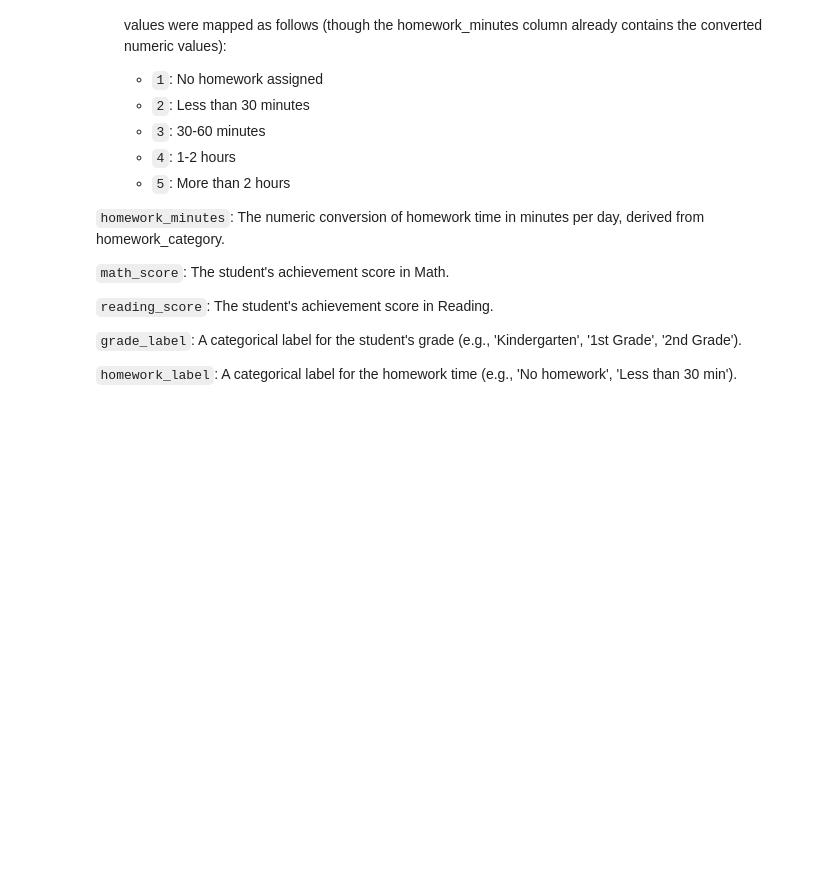
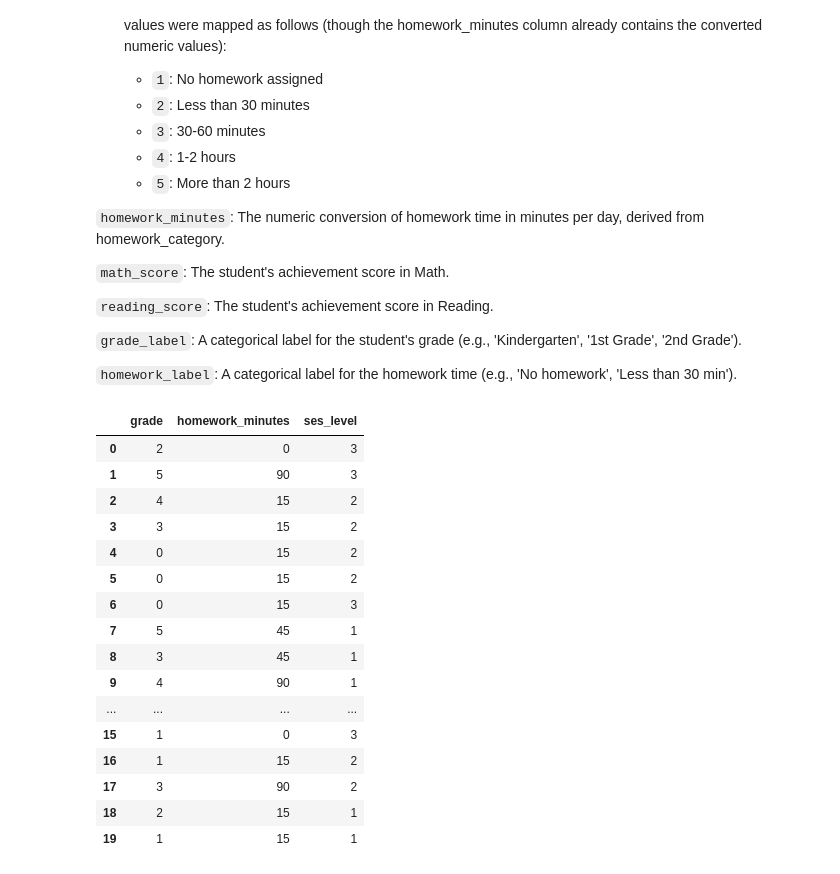
Before and after one commit to Amyy13/Amyy13, a Jupyter notebook: 10_Argonne_dataset_explorer.ipynb, the cells around one changed output. Cells and saved outputs as stored; diff of their text form; code cells hidden in the pictures; blank space fills up the shorter version.

```diff
--- a/10_Argonne_dataset_explorer.ipynb
+++ b/10_Argonne_dataset_explorer.ipynb
@@ -341,3 +357,29 @@ homework = pd.read_csv('https://raw.githubusercontent.com/jdomyancich/ai-for-sci
 `grade_label`: A categorical label for the student's grade (e.g., 'Kindergarten', '1st Grade', '2nd Grade').
 
 `homework_label`: A categorical label for the homework time (e.g., 'No homework', 'Less than 30 min').
+# %%
+homework['math_grade'] = np.where(homework['math_score'] > 89, "A", np.where(homework['math_score'] > 79, "B", np.where(homework['math_score'] > 69, 'C', np.where(homework['math_score'] > 59, "D", "F"))))
+y = homework['math_grade']
+
+features = ['grade', 'homework_minutes', 'ses_level']
+X = homework[features]
+
+X.head(20)
+# %% [output]
+|  | grade | homework_minutes | ses_level |
+| 0 | 2 | 0 | 3 |
+| 1 | 5 | 90 | 3 |
+| 2 | 4 | 15 | 2 |
+| 3 | 3 | 15 | 2 |
+| 4 | 0 | 15 | 2 |
+| 5 | 0 | 15 | 2 |
+| 6 | 0 | 15 | 3 |
+| 7 | 5 | 45 | 1 |
+| 8 | 3 | 45 | 1 |
+| 9 | 4 | 90 | 1 |
+| ... | ... | ... | ... |
+| 15 | 1 | 0 | 3 |
+| 16 | 1 | 15 | 2 |
+| 17 | 3 | 90 | 2 |
+| 18 | 2 | 15 | 1 |
+| 19 | 1 | 15 | 1 |
```
Also changed, not shown: parts of 7 cells of this notebook.
